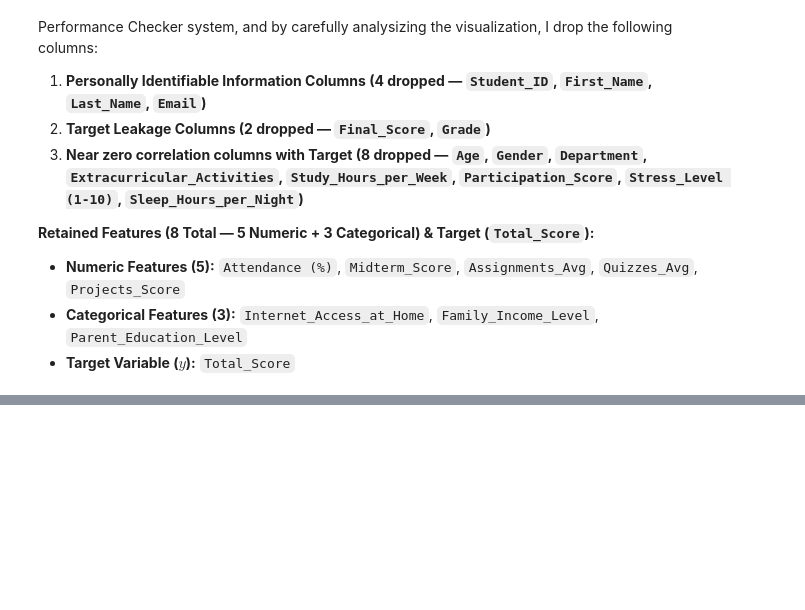
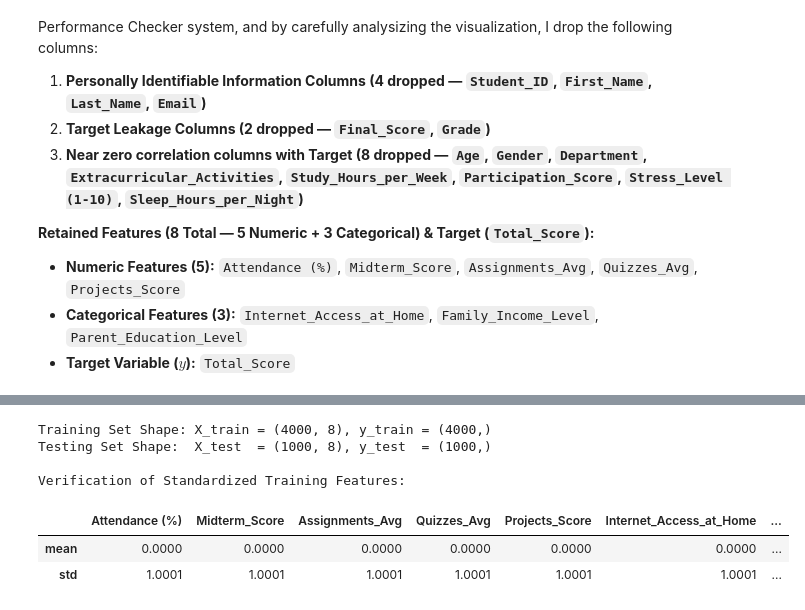
Before and after one commit to Natinael-1/linear_regression_model, a Jupyter notebook: summative/linear_regression/multivariate.ipynb, the cells around one changed output, grey strips where cells are left out. Saved outputs shown, nothing was run; the diff lists cells and outputs as text; code cells hidden in the pictures; blank space fills up the shorter version.

```diff
--- a/summative/linear_regression/multivariate.ipynb
+++ b/summative/linear_regression/multivariate.ipynb
@@ -187,0 +271,28 @@ To prevent data leakage and make the model be able to efficient and effect for b
+# %%
+# Spliting the encoded data into 80% Training (4,000 rows) and 20% Testing (1,000 rows)
+X_train, X_test, y_train, y_test = train_test_split(
+    X_encoded, y, test_size=0.20, random_state=42
+)
+
+print(f"Training Set Shape: X_train = {X_train.shape}, y_train = {y_train.shape}")
+print(f"Testing Set Shape:  X_test  = {X_test.shape}, y_test  = {y_test.shape}\n")
+
+# Initialize StandardScaler
+scaler = StandardScaler()
+X_train_scaled = scaler.fit_transform(X_train)
+
+# Transform the test set using the training set's mean and standard deviation
+X_test_scaled = scaler.transform(X_test)
+
+# Verifying standardization
+train_scaled_df = pd.DataFrame(X_train_scaled, columns=feature_cols)
+print("Verification of Standardized Training Features:")
+train_scaled_df.describe().loc[["mean", "std"]].round(4)
+# %% [output]
+Training Set Shape: X_train = (4000, 8), y_train = (4000,)
+Testing Set Shape:  X_test  = (1000, 8), y_test  = (1000,)
+
+Verification of Standardized Training Features:
+|  | Attendance (%) | Midterm_Score | Assignments_Avg | Quizzes_Avg | Projects_Score | Internet_Access_at_Home | ... |
+| mean | 0.0000 | 0.0000 | 0.0000 | 0.0000 | 0.0000 | 0.0000 | ... |
+| std | 1.0001 | 1.0001 | 1.0001 | 1.0001 | 1.0001 | 1.0001 | ... |
```
Also changed, not shown: parts of 15 cells of this notebook, 1 other file.
